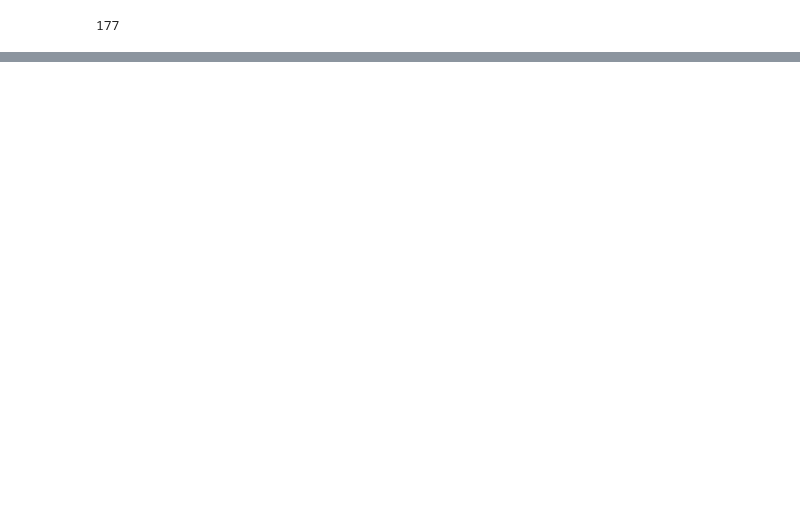
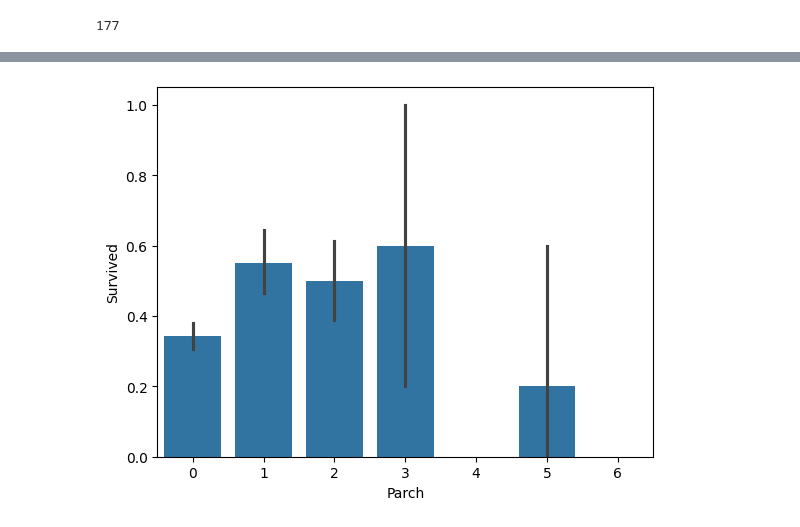
Before and after one commit to Fabiqula/Titanic_kaggle, a Jupyter notebook: main.ipynb, the cells around one changed output, grey strips where cells are left out. Drawn from its saved outputs; the diff is of its cells as text; code cells hidden in the pictures; blank space fills up the shorter version.

```diff
--- a/main.ipynb
+++ b/main.ipynb
@@ -543,0 +614,5 @@ sns.displot(data=train, x='Age')
+# %%
+sns.barplot(data=train, x='Parch', y='Survived')
+plt.show()
+# %% [output]
+[figure, added]
```
Also changed, not shown: parts of 36 cells of this notebook.
